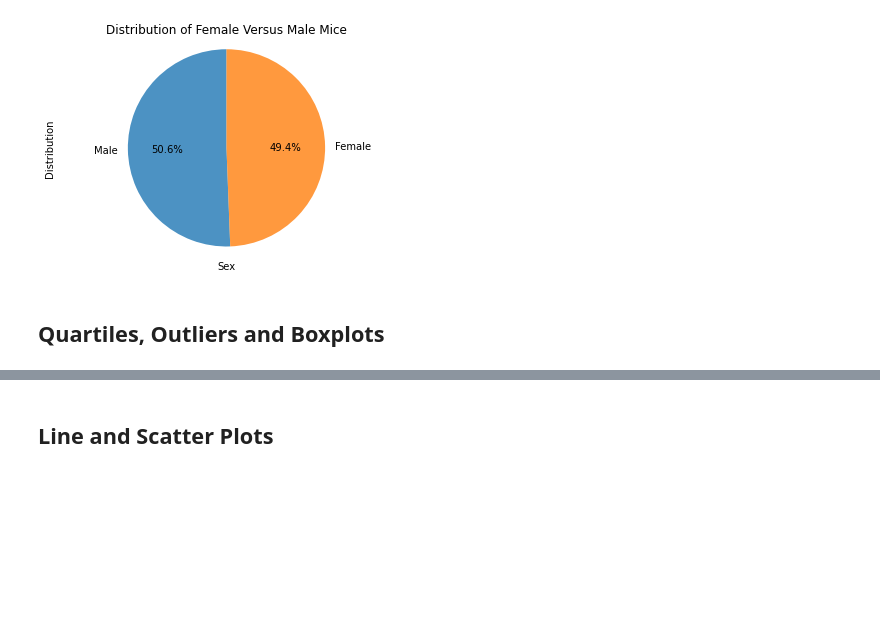
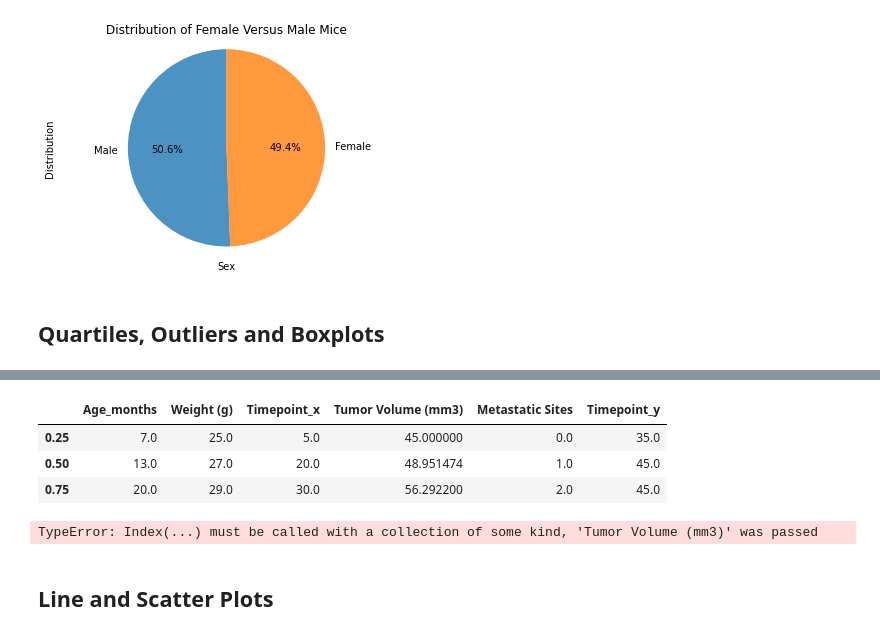
Before and after one commit to SybileC/matplotlib-challenge, a Jupyter notebook: 02-Homework_05-Matplotlib_Instructions_Pymaceuticals_pymaceuticals_starter.ipynb, the cells around one changed output, grey strips where cells are left out. Cells and saved outputs as stored; diff of their text form; code cells hidden in the pictures; blank space fills up the shorter version.

```diff
--- a/02-Homework_05-Matplotlib_Instructions_Pymaceuticals_pymaceuticals_starter.ipynb
+++ b/02-Homework_05-Matplotlib_Instructions_Pymaceuticals_pymaceuticals_starter.ipynb
@@ -237,20 +236,46 @@ Name: Timepoint, Length: 248, dtype: int64
+# %%
+quartiles = final_tumor.quantile([0.25, 0.5, 0.75])
+quartiles
+# %% [output]
+|  | Age_months | Weight (g) | Timepoint_x | Tumor Volume (mm3) | Metastatic Sites | Timepoint_y |
+| 0.25 | 7.0 | 25.0 | 5.0 | 45.000000 | 0.0 | 35.0 |
+| 0.50 | 13.0 | 27.0 | 20.0 | 48.951474 | 1.0 | 45.0 |
+| 0.75 | 20.0 | 29.0 | 30.0 | 56.292200 | 2.0 | 45.0 |
 # %%
 # Put treatments into a list for for loop (and later for plot labels)
-
+promising_treatments = ["Capomulin", "Ramicane", "Infubinol", "Ceftamin"]
 
 # Create empty list to fill with tumor vol data (for plotting)
+tumor_volume = []
 
 
 # Calculate the IQR and quantitatively determine if there are any potential outliers.
 
 
     # Locate the rows which contain mice on each drug and get the tumor volumes
-
+drug_tumor = final_tumor.loc[final_tumor["Timepoint_x"] == final_tumor["Timepoint_y"],
+                             ["Drug Regimen", "Mouse ID", "Tumor Volume (mm3)"]]
+drug_tumor
 
     # add subset
-
+i = 0
+treatment = 0
+for i in promising_treatments:
+#     treatment = drug_tumor.loc[:, "Tumor Volume (mm3)"]
+#     treatment = drug_tumor.loc[drug_tumor["Drug Regimen"].isin(promising_treatments), "Tumor Volume (mm3)"]
+    treatment =
+tumor_volume.append(treatment)
 
     # Determine outliers using upper and lower bounds
+final_tumor_volume = pd.DataFrame(tumor_volume, columns="Tumor Volume (mm3)")
+final_tumor_volume
+# quartiles = final_tumor_volume.quantile([0.25, 0.5, 0.75])
+# # lowerq = quartiles[0.25]
+# # upperq = quartiles[0.75]
+# # iqr = upperq - lowerq
+# quartiles
+# %% [output]
+TypeError: Index(...) must be called with a collection of some kind, 'Tumor Volume (mm3)' was passed
 # %%
 # Generate a box plot of the final tumor volume of each mouse across four regimens of interest
 # %% [markdown]
```
Also changed, not shown: parts of 3 cells of this notebook.
